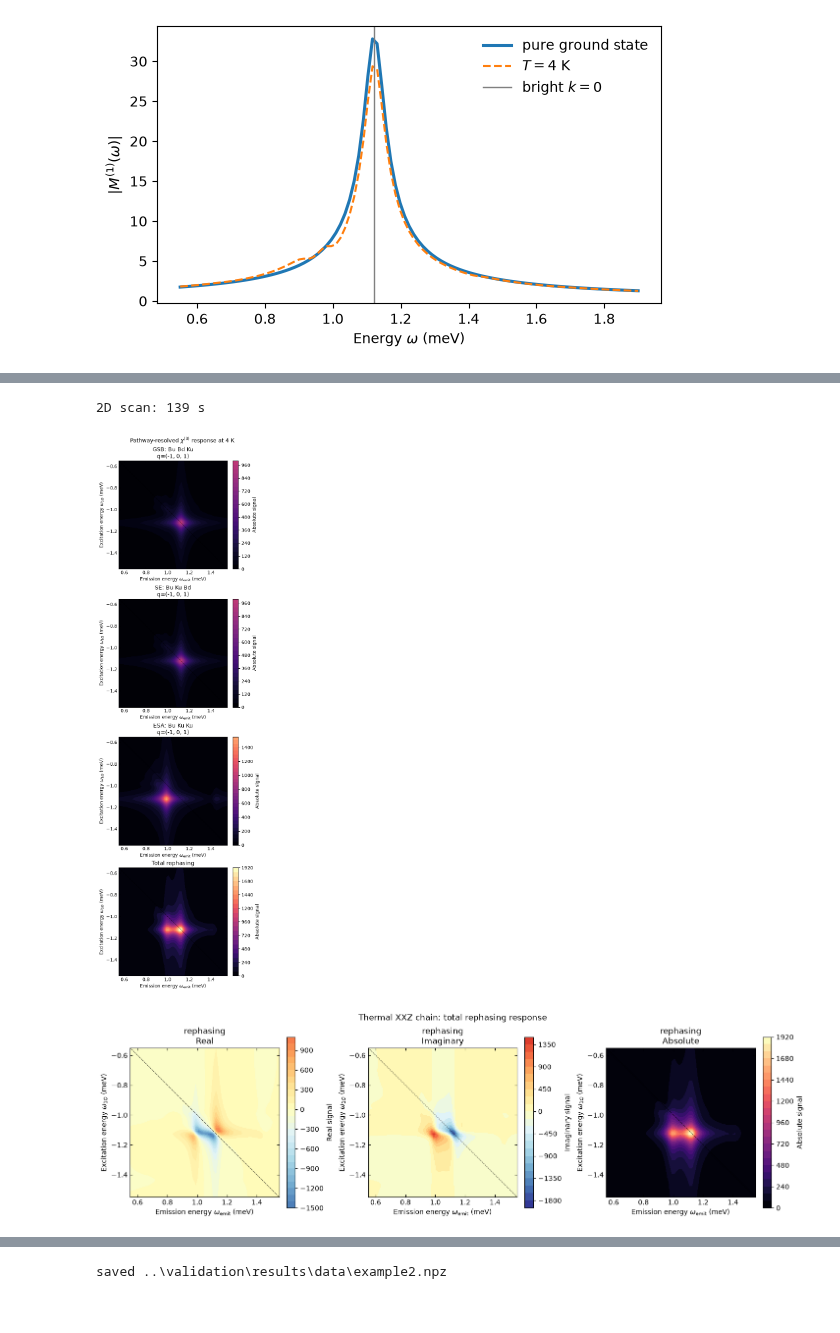
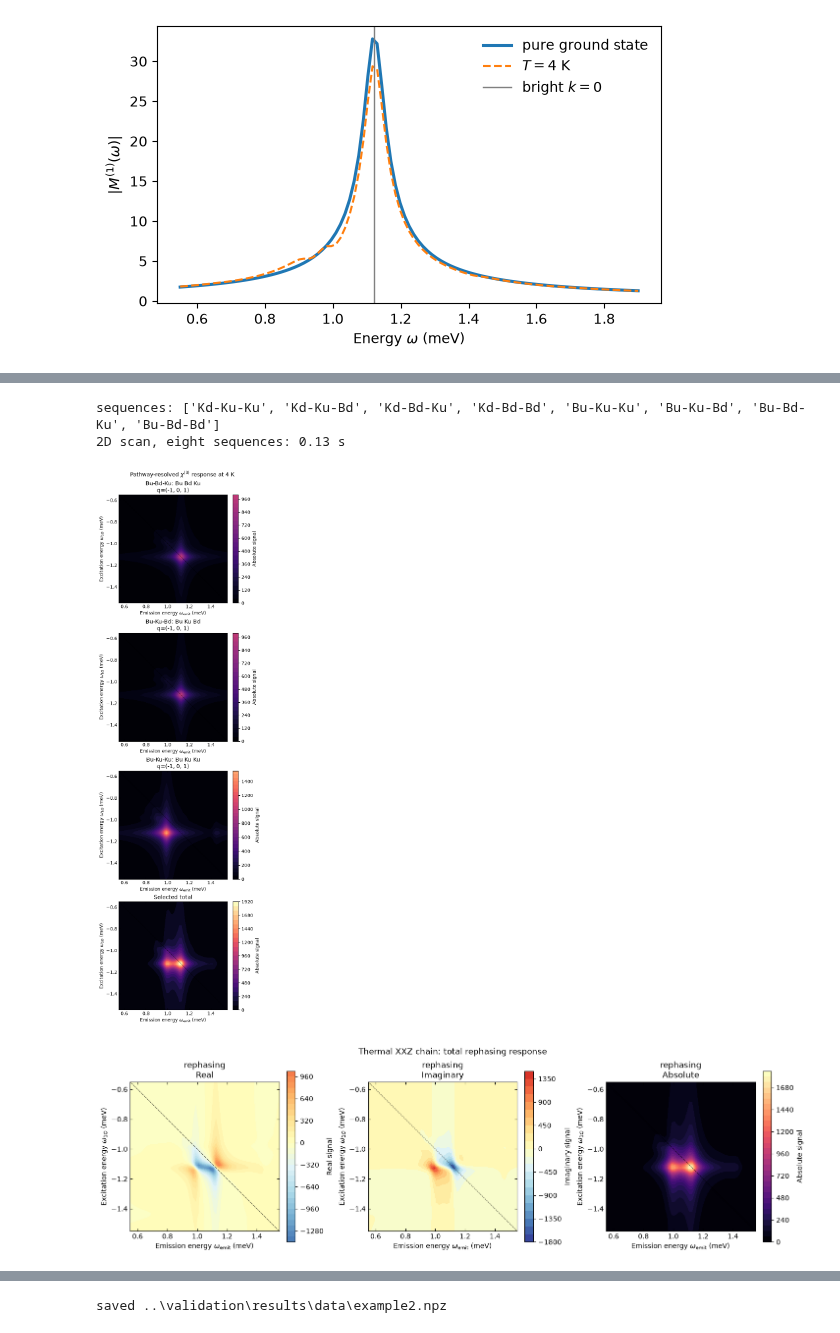
Before and after one commit to SilvaScience/QuDPy-FDGF, a Jupyter notebook: examples/example2_xxz_chain_thermal.ipynb, the cells around one changed output, grey strips where cells are left out. Drawn from its saved outputs; the diff is of its cells as text; code cells hidden in the pictures.

```diff
--- a/examples/example2_xxz_chain_thermal.ipynb
+++ b/examples/example2_xxz_chain_thermal.ipynb
@@ -161,15 +206,11 @@ The `sparse_sector` backend never builds the Liouville matrix. It solves each re
 # %%
 thermal_context = ThermodynamicContext(temperature=temperature)
 
-solver = SpectroscopySolver(
-    backend="sparse_sector", eta=eta, krylov_tolerance=1e-11, preconditioner="diagonal"
-)
+solver = SpectroscopySolver(backend="sparse_sector", eta=eta)
 solver.feed_model(model, context=thermal_context)
 
 # Same model, pure ground state, for comparison
-solver_pure = SpectroscopySolver(
-    backend="sparse_sector", eta=eta, krylov_tolerance=1e-11, preconditioner="diagonal"
-)
+solver_pure = SpectroscopySolver(backend="sparse_sector", eta=eta)
 solver_pure.feed_model(model)
 
 print(solver.summary()["backend"], solver.summary()["sector_dimensions"])
@@ -225,11 +266,8 @@ $R_{\rm ESA}$ goes to the two-magnon sector and leaves a $|2\text{ mag}\rangle\l
 
 The waiting time is $t_2=0$. The grid is $60\times60$ points, $\Delta\omega\approx0.017$ meV.
 # %%
-pathways = (
-    FrequencyPathway(name="GSB", interactions=("Bu", "Bd", "Ku"), component="rephasing"),
-    FrequencyPathway(name="SE", interactions=("Bu", "Ku", "Bd"), component="rephasing"),
-    FrequencyPathway(name="ESA", interactions=("Bu", "Ku", "Ku"), component="rephasing"),
-)
+pathways = pathways_from_signature("-++", component="rephasing")      # the eight sequences
+print("sequences:", [p.name for p in pathways])
 protocol = standard_nq_protocol(
     order=1, nq_interval=1, detection_interval=3, n_interactions=3,
     nq_axis="omega_1q", detection_axis="omega_emit",
@@ -245,38 +283,39 @@ result = solver.generate_spectrum(
     fixed_coordinates={"t2": 0.0},
     pathways=pathways,
 )
-print(f"2D scan: {time.perf_counter() - start:.0f} s")
+print(f"2D scan, eight sequences: {time.perf_counter() - start:.2f} s")
 
-gsb, se, esa = (result.pathways[name] for name in ("GSB", "SE", "ESA"))
-rephasing = result.components["rephasing"]
+gsb, se, esa = (result.pathways[name] for name in ("Bu-Bd-Ku", "Bu-Ku-Bd", "Bu-Ku-Ku"))
+rephasing = result.components["rephasing"]          # the sum of the eight sequences
 # %% [output]
-2D scan: 139 s
+sequences: ['Kd-Ku-Ku', 'Kd-Ku-Bd', 'Kd-Bd-Ku', 'Kd-Bd-Bd', 'Bu-Ku-Ku', 'Bu-Ku-Bd', 'Bu-Bd-Ku', 'Bu-Bd-Bd']
+2D scan, eight sequences: 0.13 s
 # %%
 plotter = SpectroscopyPlotter(detection_phase=0.0)
 axis_labels = (
     r"Emission energy $\omega_{\mathrm{emit}}$ (meV)",
     r"Excitation energy $\omega_{1Q}$ (meV)",
 )
 
 pathway_figure = plotter.plot_spectrum_result(
     result,
     params={
-        "source": "pathways", "names": ["GSB", "SE", "ESA"], "view": "abs",
+        "source": "pathways", "names": ["Bu-Bd-Ku", "Bu-Ku-Bd", "Bu-Ku-Ku"], "view": "abs",
         "normalization": "global", "labels": axis_labels, "diagonals": "auto",
         "title": r"Pathway-resolved $\chi^{(3)}$ response at 4 K",
         "style": {"abs_cmap": "magma", "levels": 30, "contour_lines": False},
     },
 )
 total_figure = plotter.plot_spectrum_result(
     result,
     params={
         "source": "components", "names": ["rephasing"], "view": "all",
         "normalization": "row", "labels": axis_labels, "diagonals": "auto",
         "title": r"Thermal XXZ chain: total rephasing response",
         "style": {"cmap": "RdYlBu_r", "abs_cmap": "magma", "levels": 30, "contour_lines": False},
     },
 )
 # %% [output]
-[figure, old version]
+[figure, new version]
-[figure, old version]
+[figure, new version]
 # %% [markdown]
```
Also changed, not shown: parts of 14 cells of this notebook, 14 other files.
